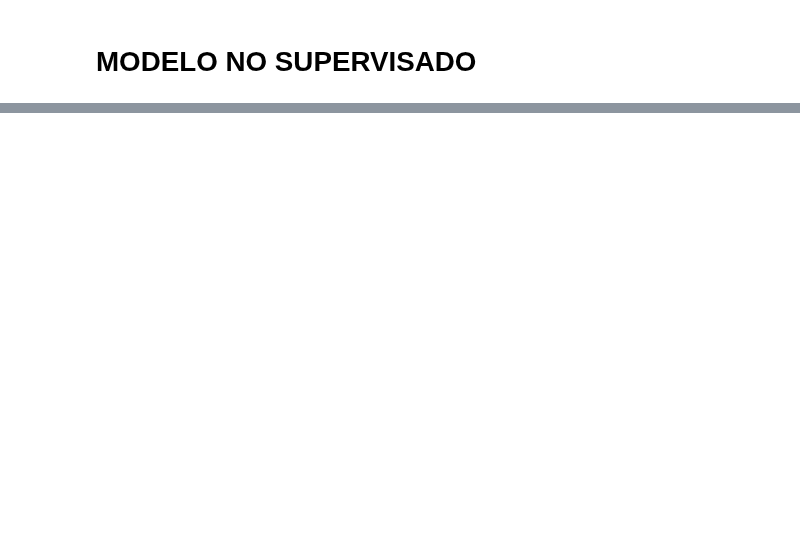
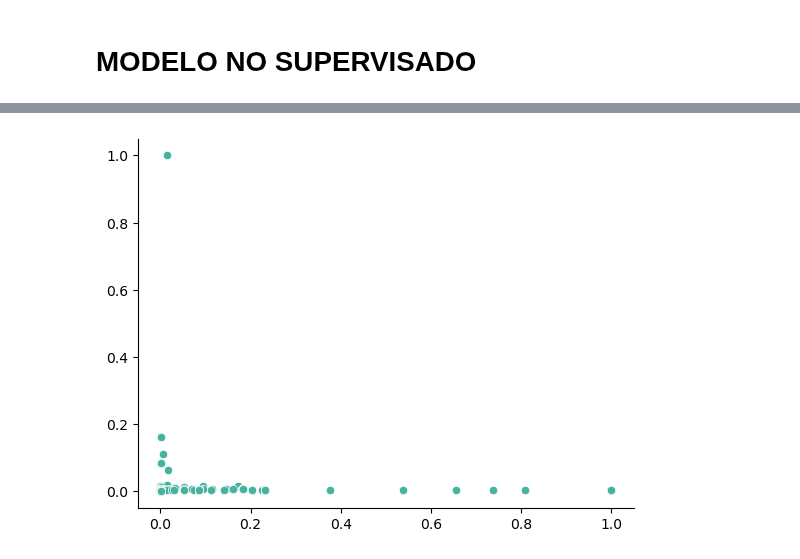
Before and after one commit to L-Ameneiro/EDA-Datasets, a Jupyter notebook: notebooks/MODELO NO SUPERVISADO consumo_energ_mundial.ipynb, the cells around one changed output, grey strips where cells are left out. Cells and saved outputs as stored; diff of their text form; code cells hidden in the pictures; blank space fills up the shorter version.

```diff
--- a/notebooks/MODELO NO SUPERVISADO consumo_energ_mundial.ipynb
+++ b/notebooks/MODELO NO SUPERVISADO consumo_energ_mundial.ipynb
@@ -262,0 +81,7 @@ Se observa que la distribución de las muestras en 3 clusters no es igual en cad
+# %%
+# Se imputan los valores nulos con el valor mediano
+suram1 = suram1.fillna(suram1.median())
+# %%
+# Se elimina la columna iso_code
+suram1 = suram1.drop('iso_code', axis=1)
+print(suram1)
@@ -262,0 +120,5 @@ Se observa que la distribución de las muestras en 3 clusters no es igual en cad
+# %%
+#Se escalan los datos
+# Se escalan los datos:
+p1_scal = (suram1-suram1.min())/(suram1.max()-suram1.min())
+p1_scal
@@ -262,0 +127,5 @@ Se observa que la distribución de las muestras en 3 clusters no es igual en cad
+# %%
+# Se seleccionan las variables a analizar
+
+x=p1_scal[['wind_share_elec','wind_cons_change_pct','wind_share_energy','wind_consumption', 'coal_prod_change_pct',	'coal_prod_change_twh',	'gas_prod_change_pct',	'gas_prod_change_twh',	'oil_prod_change_pct',	'oil_prod_change_twh',	'energy_cons_change_twh','solar_elec_per_capita' ,'solar_energy_per_capita']].values
+pd.DataFrame(x).head(5)
@@ -262,0 +149,6 @@ Se observa que la distribución de las muestras en 3 clusters no es igual en cad
+# %%
+sns.scatterplot(x = x[:,0], y = x[:,1], color='#45B39D')
+sns.despine()
+plt.show()
+# %% [output]
+[figure, added]
```
Also changed, not shown: parts of 89 cells of this notebook, 1 other file.
